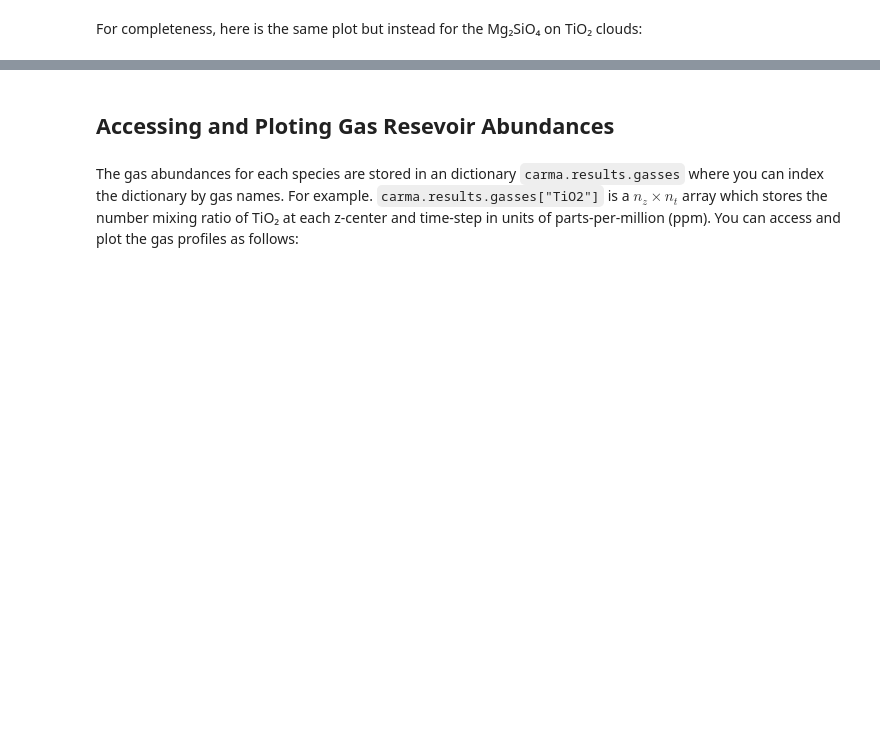
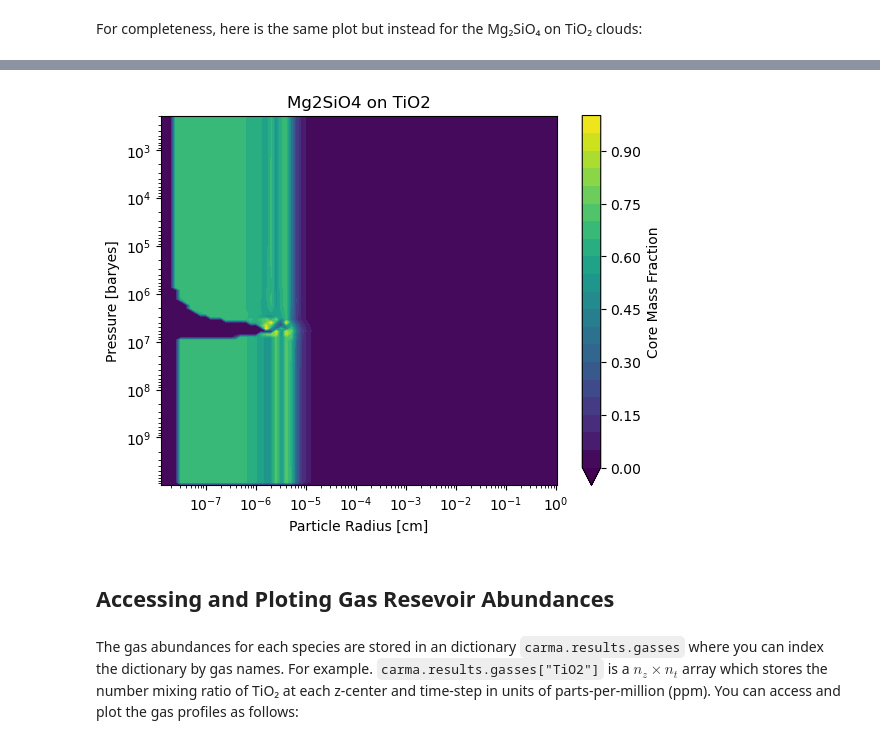
Before and after one commit to wcukier/carmapy, a Jupyter notebook: docs/source/notebooks/2_results.ipynb, the cells around one changed output, grey strips where cells are left out. Cells and saved outputs as stored; diff of their text form; code cells hidden in the pictures; blank space fills up the shorter version.

```diff
--- a/docs/source/notebooks/2_results.ipynb
+++ b/docs/source/notebooks/2_results.ipynb
@@ -184,3 +196,37 @@ plt.show()
+# %%
+t_step = -1
+r = carma.results.clouds["Mg2SiO4 on TiO2"]["r"]
+
+dlnr = r[1] / r[0]
+
+mass_density = (carma.results.clouds["Mg2SiO4 on TiO2"]["coremass_frac"][:,:,t_step]
+                + 1e-100)
+
+max_den = np.max(mass_density)
+
+levels = np.linspace(0, 1, 21)
+
+plt.contourf(carma.results.clouds["Mg2SiO4 on TiO2"]["r"],
+             carma.results.P,
+             mass_density,
+             norm=matplotlib.colors.Normalize(vmin=levels.min(), vmax=levels.max()),
+             levels=levels,
+             extend="min")
+
+plt.xscale("log")
+plt.yscale("log")
+plt.gca().invert_yaxis()
+
+plt.ylabel("Pressure [baryes]")
+plt.xlabel("Particle Radius [cm]")
+
+
+plt.colorbar(label="Core Mass Fraction")
+plt.title("Mg2SiO4 on TiO2")
+
+plt.show()
+# %% [output]
+[figure, added]
 # %% [markdown]
 ## Accessing and Ploting Gas Resevoir Abundances
 # %% [markdown]
```
Also changed, not shown: parts of 17 cells of this notebook, 7 other files.
